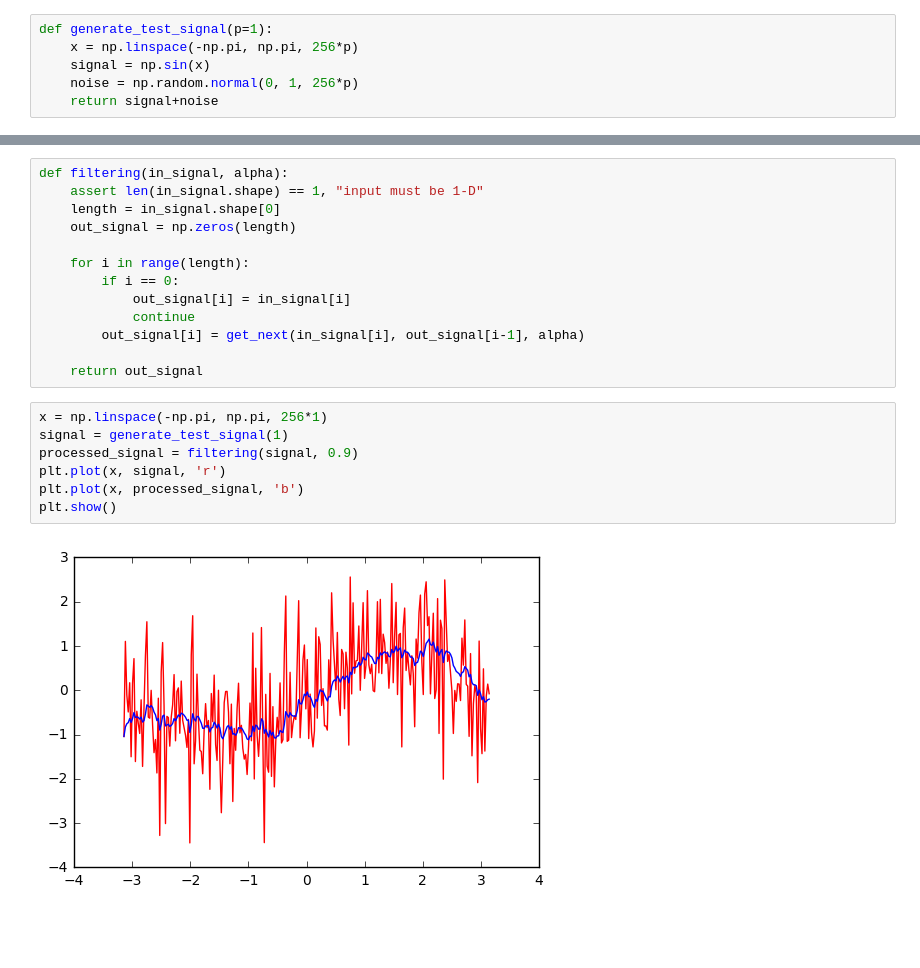
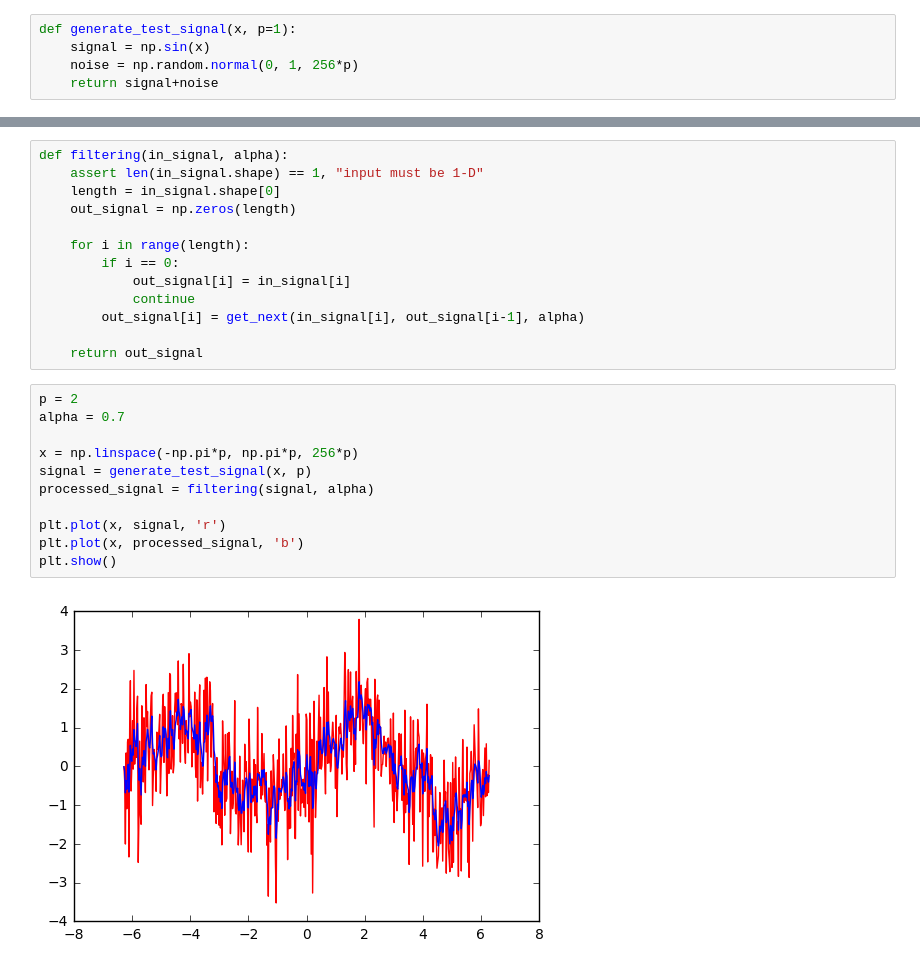
Before and after one commit to Ananaskelly/stt, a Jupyter notebook: task_2/main.ipynb, the cells around one changed output, grey strips where cells are left out. Saved outputs shown, nothing was run; the diff lists cells and outputs as text; blank space fills up the shorter version.

```diff
--- a/task_2/main.ipynb
+++ b/task_2/main.ipynb
@@ -2,8 +2,7 @@
 import numpy as np
 import matplotlib.pyplot as plt
 # %%
-def generate_test_signal(p=1):
-    x = np.linspace(-np.pi, np.pi, 256*p)
+def generate_test_signal(x, p=1):
     signal = np.sin(x)
     noise = np.random.normal(0, 1, 256*p)
     return signal+noise
@@ -25,11 +24,15 @@ def filtering(in_signal, alpha):
 
     return out_signal
 # %%
-x = np.linspace(-np.pi, np.pi, 256*1)
-signal = generate_test_signal(1)
-processed_signal = filtering(signal, 0.9)
+p = 2
+alpha = 0.7
+
+x = np.linspace(-np.pi*p, np.pi*p, 256*p)
+signal = generate_test_signal(x, p)
+processed_signal = filtering(signal, alpha)
+
 plt.plot(x, signal, 'r')
 plt.plot(x, processed_signal, 'b')
 plt.show()
 # %% [output]
-[figure, old version]
+[figure, new version]
```
